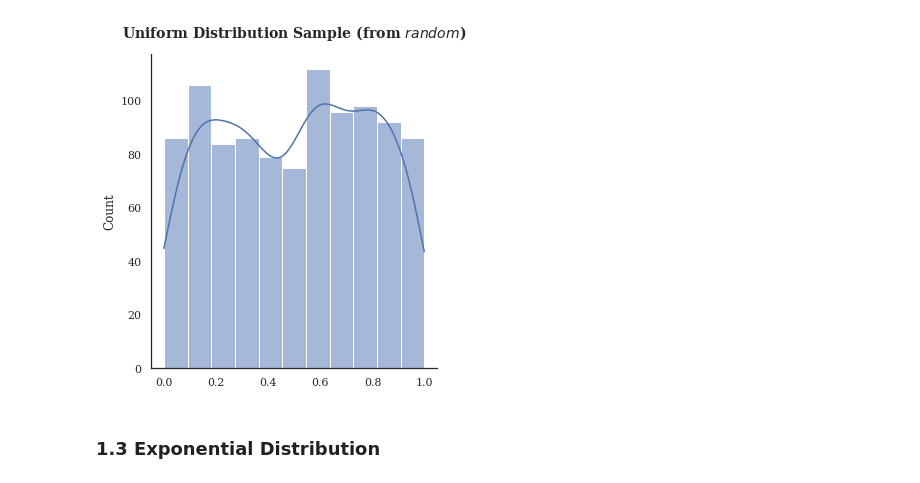
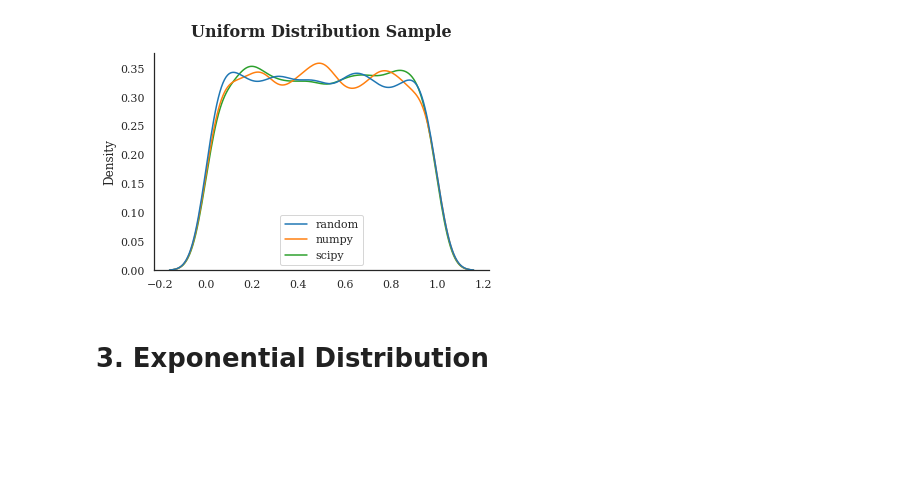
Before and after one commit to Tim-Abwao/blog-projects, a Jupyter notebook: sampling-from-probability-distributions/Probalility Distributions in Python.ipynb, the cells around one changed output. Drawn from its saved outputs; the diff is of its cells as text; code cells hidden in the pictures; blank space fills up the shorter version.

```diff
--- a/sampling-from-probability-distributions/Probalility Distributions in Python.ipynb
+++ b/sampling-from-probability-distributions/Probalility Distributions in Python.ipynb
@@ -62,7 +81,9 @@ plot(random_normal, distribution="Normal", package="random")
-# %%
-random_uniform = [random.uniform(a=0, b=1) for _ in range(SAMPLE_SIZE)]
-plot(random_uniform, distribution="Uniform", package="random")
-# %% [output]
-[figure, removed]
+# %%
+random_uniform = [random.uniform(a=0, b=1) for _ in range(SAMPLE_SIZE)]
+numpy_uniform = numpy_gen.uniform(low=0, high=1, size=SAMPLE_SIZE)
+scipy_uniform = scipy.stats.uniform.rvs(loc=0, scale=1, size=SAMPLE_SIZE, random_state=SEED)
+plot_samples("Uniform", random=random_uniform, numpy=numpy_uniform, scipy=scipy_uniform)
+# %% [output]
+[figure, added]
 # %% [markdown]
-### 1.3 Exponential Distribution
+# 3. Exponential Distribution
```
Also changed, not shown: parts of 30 cells of this notebook.
